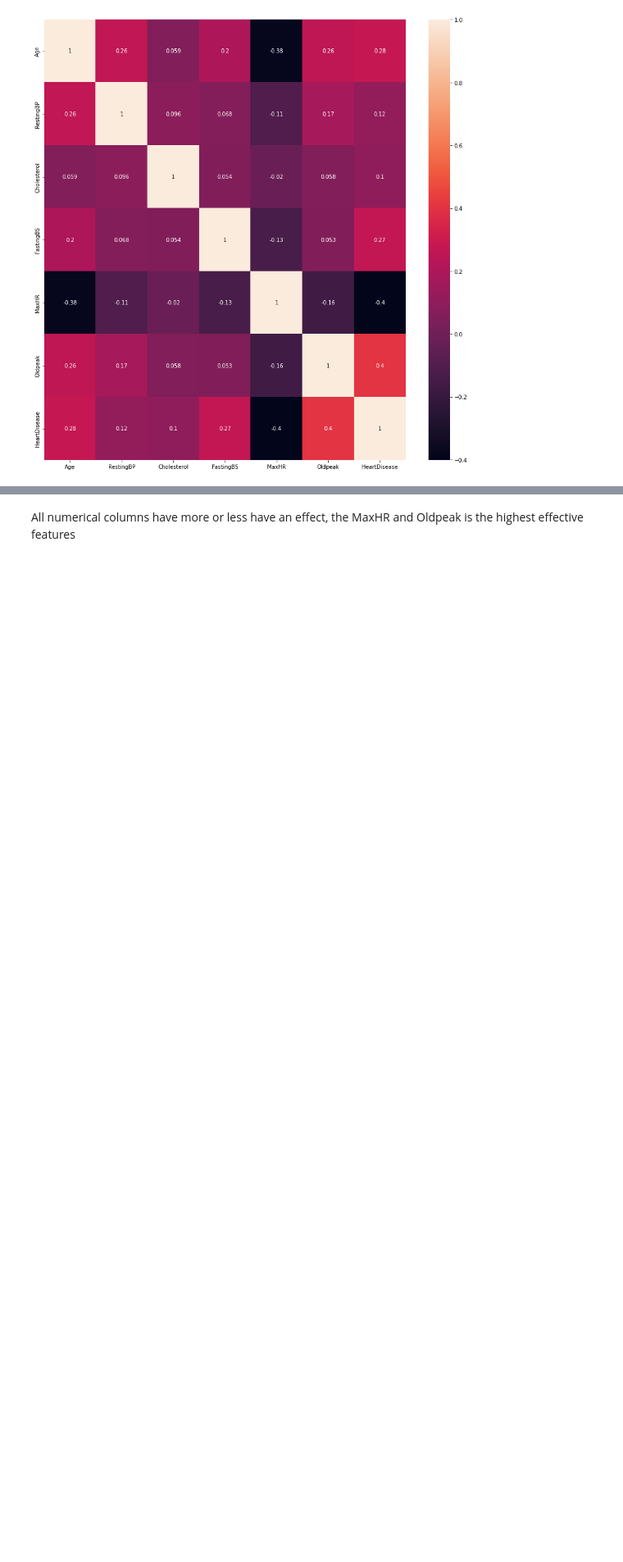
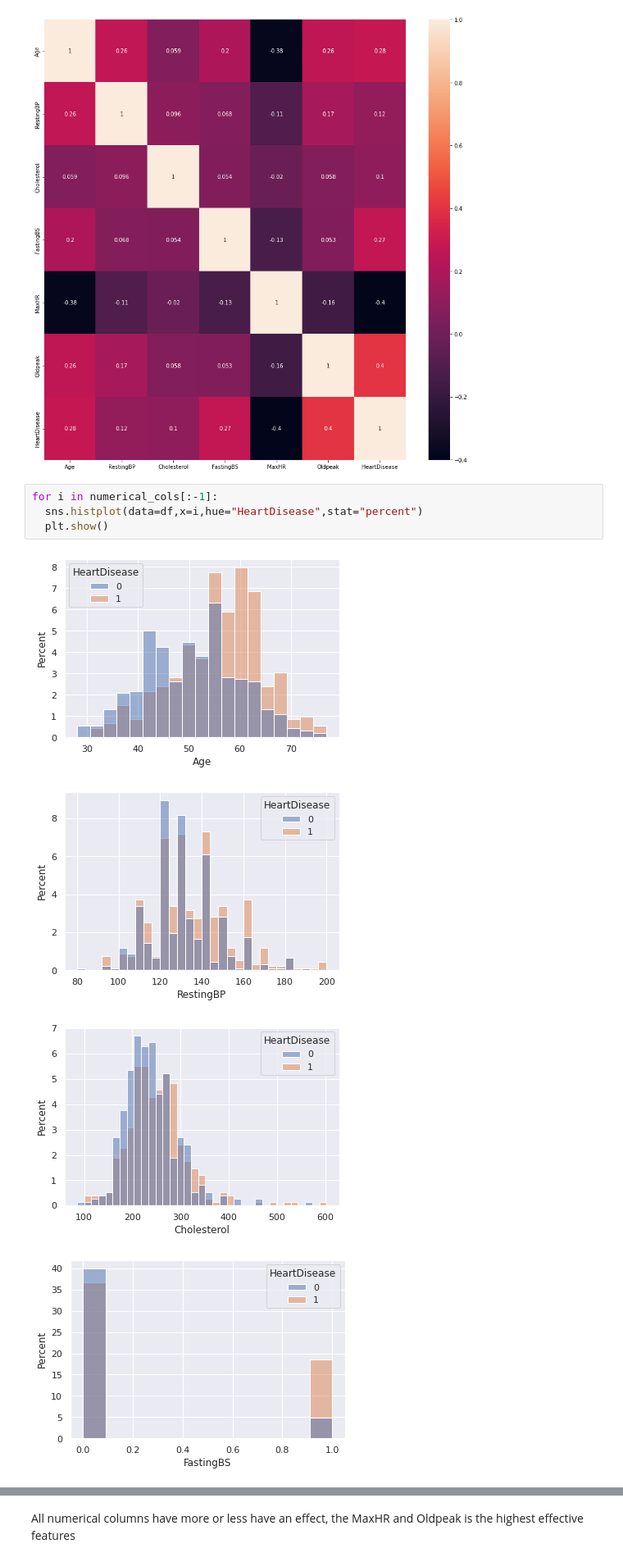
Before and after one commit to icemduru/Heart-Failure-Prediction-with-Machine-Learning, a Jupyter notebook: HeartDisease.ipynb, the cells around one changed output, grey strips where cells are left out. Shown at 82% size. Saved outputs shown, nothing was run; the diff lists cells and outputs as text; blank space fills up the shorter version.

```diff
--- a/HeartDisease.ipynb
+++ b/HeartDisease.ipynb
@@ -176,3 +176,12 @@ sns.heatmap(corr,annot=True)
 # %% [output]
 <matplotlib.axes._subplots.AxesSubplot at 0x...>
 [figure]
+# %%
+for i in numerical_cols[:-1]:
+  sns.histplot(data=df,x=i,hue="HeartDisease",stat="percent")
+  plt.show()
+# %% [output]
+[figure, added]
+[figure, added]
+[figure, added]
+[figure, added]
```
Also changed, not shown: parts of 21 cells of this notebook.
